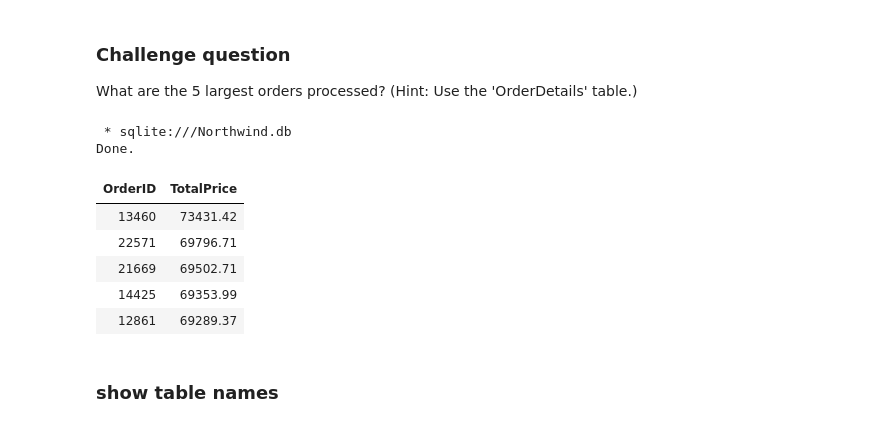
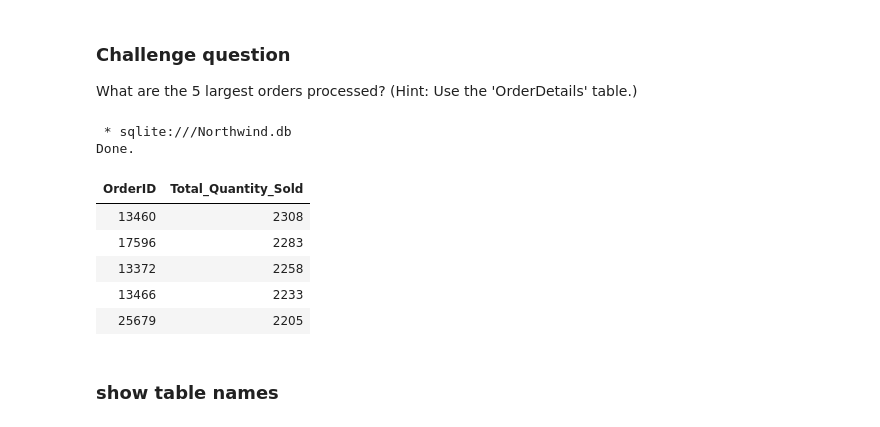
Before and after one commit to RealElvince/Northwind-db-project-using-notebook, a Jupyter notebook: SQL numeric functions and aggregations [Exercise].ipynb, the cells around one changed output. Cells and saved outputs as stored; diff of their text form; code cells hidden in the pictures.

Commit message:
code refactor SUM(Quantity) instead

```diff
--- a/SQL numeric functions and aggregations [Exercise].ipynb
+++ b/SQL numeric functions and aggregations [Exercise].ipynb
@@ -165,25 +165,25 @@ What are the 5 largest orders processed? (Hint: Use the 'OrderDetails' table.)
 # %%
 %%sql
 SELECT
     OrderID,
-    SUM(UnitPrice*Quantity*(1-Discount)) AS TotalPrice
+    SUM(Quantity) AS Total_Quantity_Sold
 FROM
     "Order Details"
 GROUP BY
     OrderID
 ORDER BY
-    TotalPrice DESC
+    Total_Quantity_Sold DESC
 LIMIT
     5;
 # %% [output]
  * sqlite:///Northwind.db
 Done.
-| OrderID | TotalPrice |
-| 13460 | 73431.42 |
-| 22571 | 69796.71 |
-| 21669 | 69502.71 |
-| 14425 | 69353.99 |
-| 12861 | 69289.37 |
+| OrderID | Total_Quantity_Sold |
+| 13460 | 2308 |
+| 17596 | 2283 |
+| 13372 | 2258 |
+| 13466 | 2233 |
+| 25679 | 2205 |
 # %% [markdown]
 ### show table names
 # %%
```
